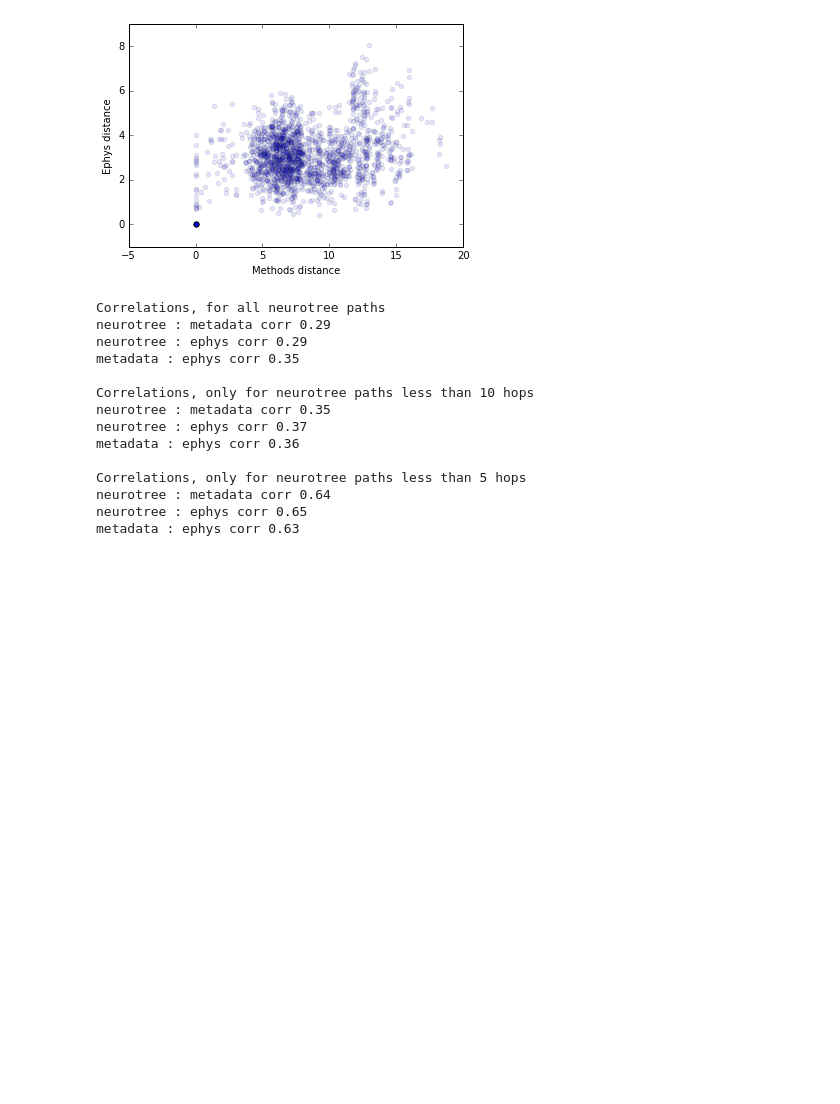
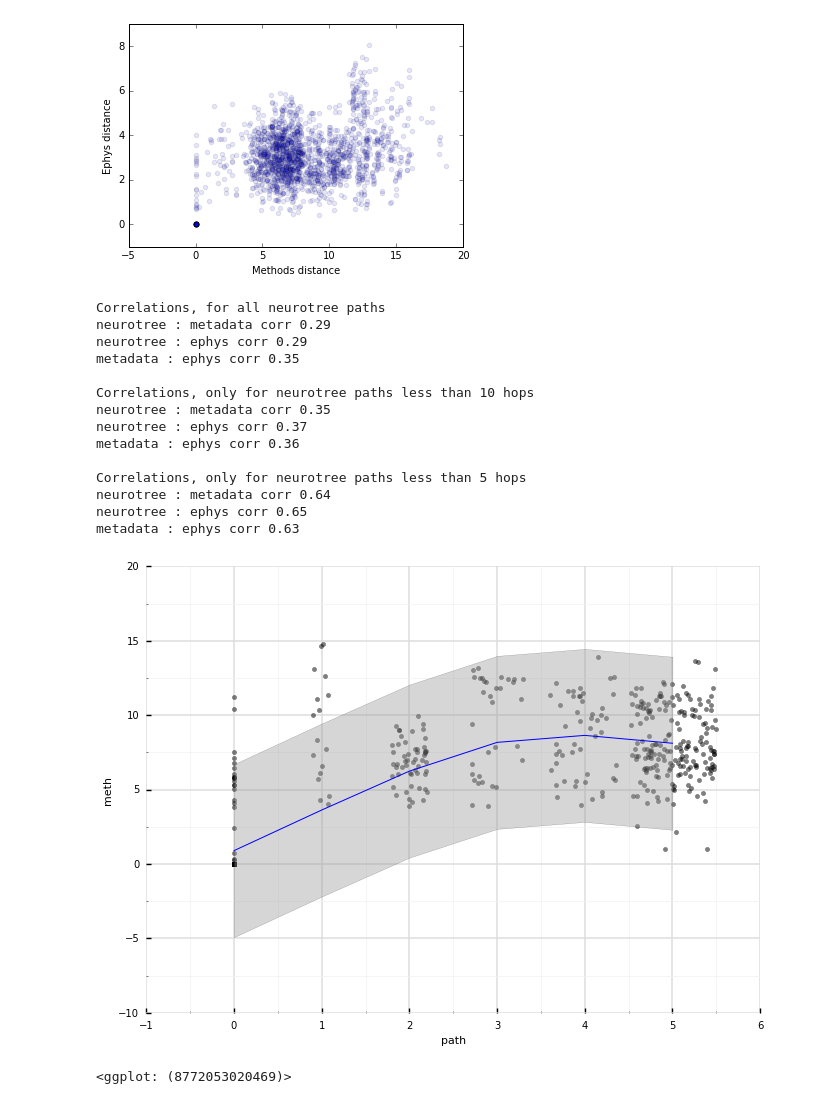
Before and after one commit to neuroelectro/neuroelectro_neurotree, a Jupyter notebook: ca1_analysis.ipynb, the cells around one changed output. Drawn from its saved outputs; the diff is of its cells as text; code cells hidden in the pictures; blank space fills up the shorter version.

Commit message:
adding regression analysis for pairwise diffs

```diff
--- a/ca1_analysis.ipynb
+++ b/ca1_analysis.ipynb
@@ -425,3 +425,19 @@ Correlations, only for neurotree paths less than 5 hops
 neurotree : metadata corr 0.64
 neurotree : ephys corr 0.65
 metadata : ephys corr 0.63
+# %%
+pairwise_df = pd.DataFrame({'path': path_len_pairwise_vec, 'meth': methods_pairwise_vec, 'ephys': ephys_pairwise_vec})
+
+use_inds = path_len_pairwise_vec < 5.5
+pairwise_df = pairwise_df[use_inds]
+# %%
+from ggplot import *
+
+# plot path len vs methods
+ggplot(aes(x='path', y='meth'), data=pairwise_df) +\
+    geom_point(position = 'jitter', alpha = .5) +\
+    stat_smooth(colour="blue", se=True) +\
+    theme_seaborn()
+# %% [output]
+[figure, added]
+<ggplot: (8772053020469)>
```
Also changed, not shown: parts of 2 cells of this notebook.
